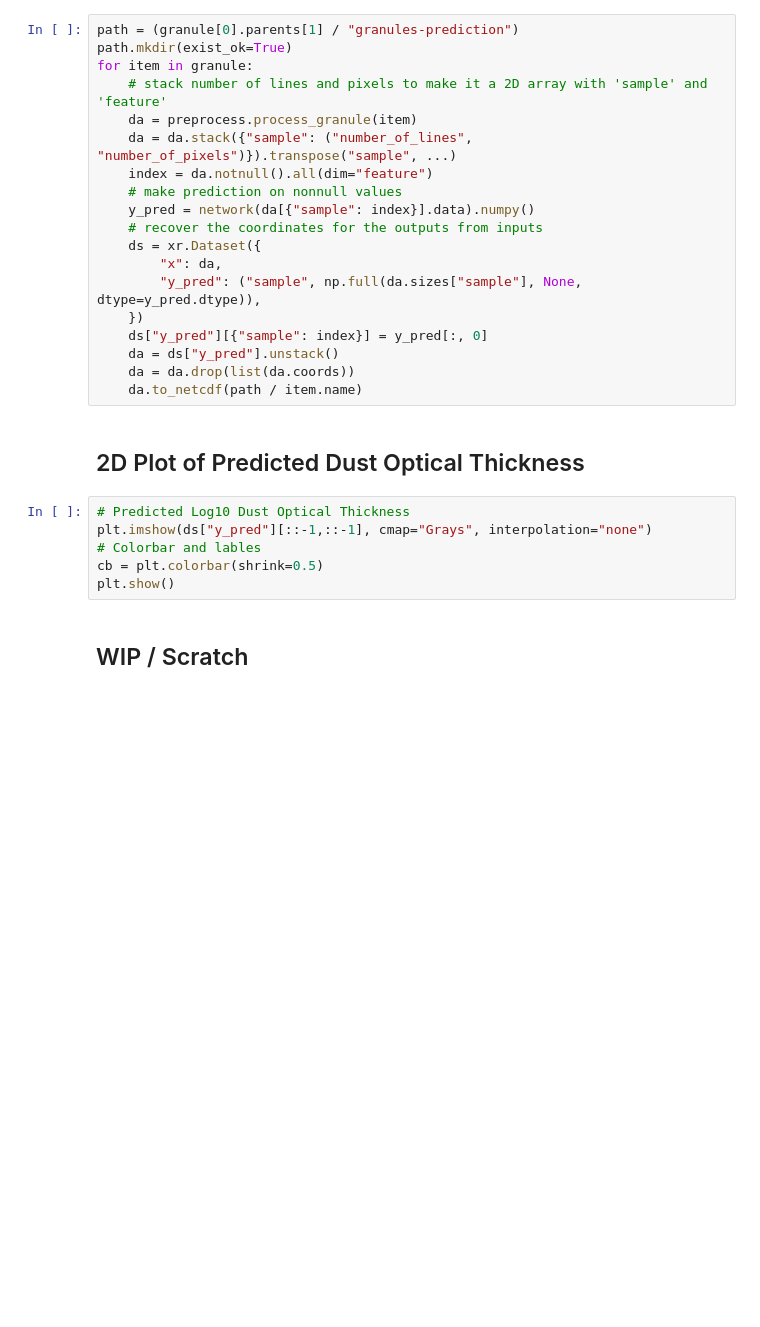
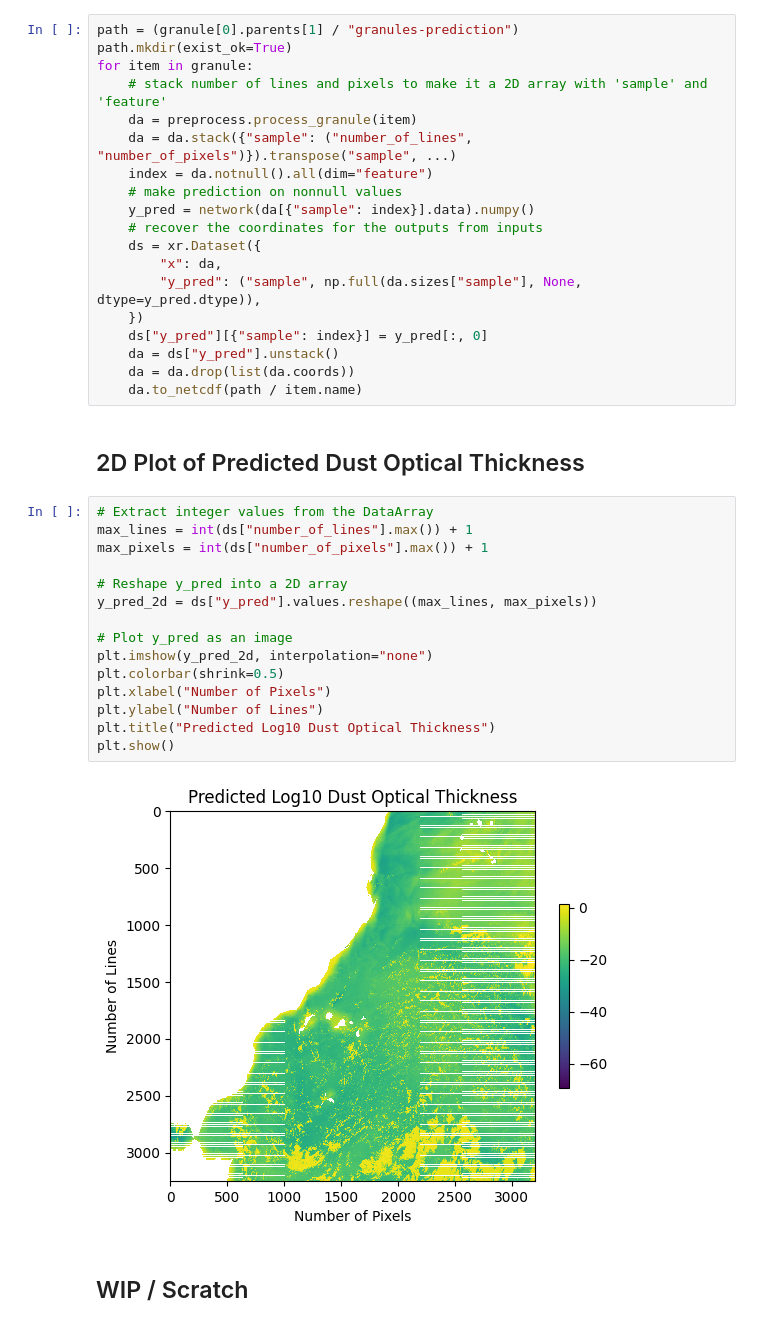
Before and after one commit to mwallace5270/hot-dust, a Jupyter notebook: predict.ipynb, the cells around one changed output. Cells and saved outputs as stored; diff of their text form; blank space fills up the shorter version.

```diff
--- a/predict.ipynb
+++ b/predict.ipynb
@@ -350,11 +325,22 @@ for item in granule:
 # %% [markdown]
 ## 2D Plot of Predicted Dust Optical Thickness
 # %%
-# Predicted Log10 Dust Optical Thickness
-plt.imshow(ds["y_pred"][::-1,::-1], cmap="Grays", interpolation="none")
-# Colorbar and lables
-cb = plt.colorbar(shrink=0.5)
+# Extract integer values from the DataArray
+max_lines = int(ds["number_of_lines"].max()) + 1
+max_pixels = int(ds["number_of_pixels"].max()) + 1
+
+# Reshape y_pred into a 2D array
+y_pred_2d = ds["y_pred"].values.reshape((max_lines, max_pixels))
+
+# Plot y_pred as an image
+plt.imshow(y_pred_2d, interpolation="none")
+plt.colorbar(shrink=0.5)
+plt.xlabel("Number of Pixels")
+plt.ylabel("Number of Lines")
+plt.title("Predicted Log10 Dust Optical Thickness")
 plt.show()
+# %% [output]
+[figure, added]
 # %% [markdown]
 ## WIP / Scratch
 # %%
```
Also changed, not shown: parts of 3 cells of this notebook, 3 other files.
